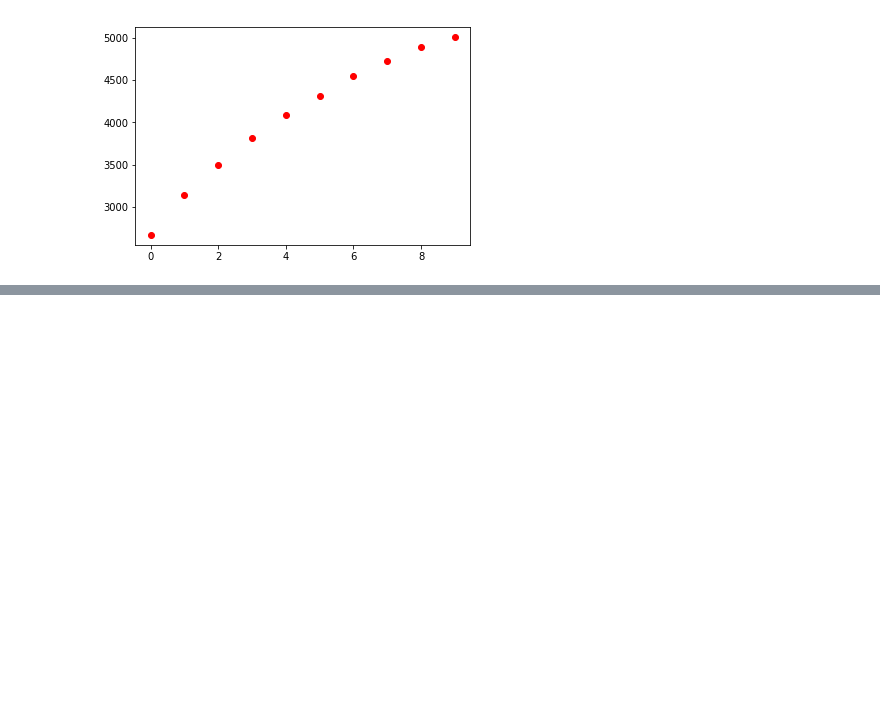
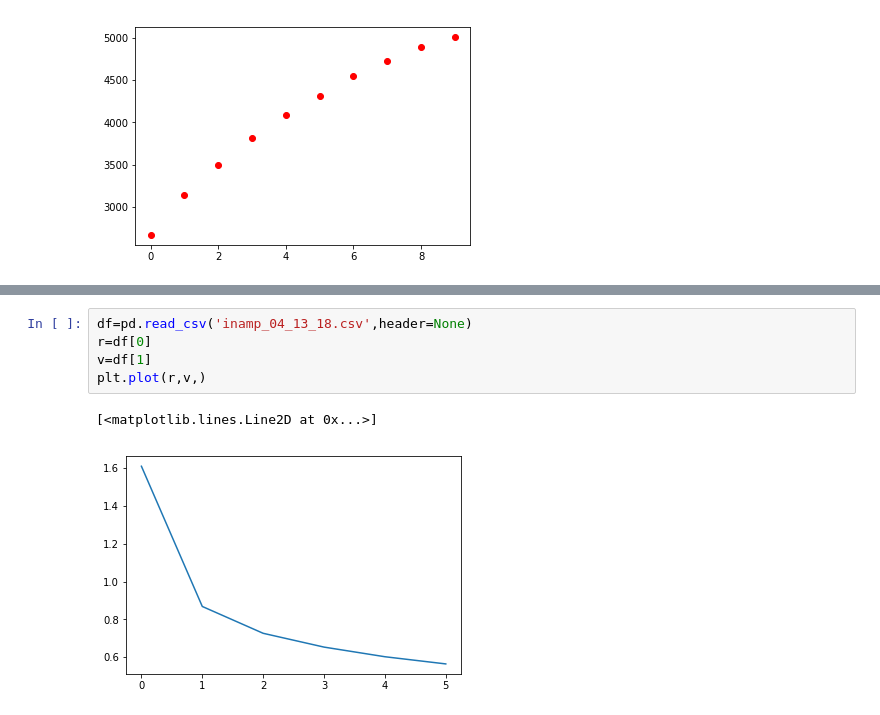
Before and after one commit to edgecollective/four-probe, a Jupyter notebook: analysis/four-probe.ipynb, the cells around one changed output, grey strips where cells are left out. Cells and saved outputs as stored; diff of their text form; blank space fills up the shorter version.

```diff
--- a/analysis/four-probe.ipynb
+++ b/analysis/four-probe.ipynb
@@ -116,0 +235,8 @@ plt.plot(R_test,'ro')
+# %%
+df=pd.read_csv('inamp_04_13_18.csv',header=None)
+r=df[0]
+v=df[1]
+plt.plot(r,v,)
+# %% [output]
+[<matplotlib.lines.Line2D at 0x...>]
+[figure, added]
```
Also changed, not shown: parts of 62 cells of this notebook, 4 other files.
